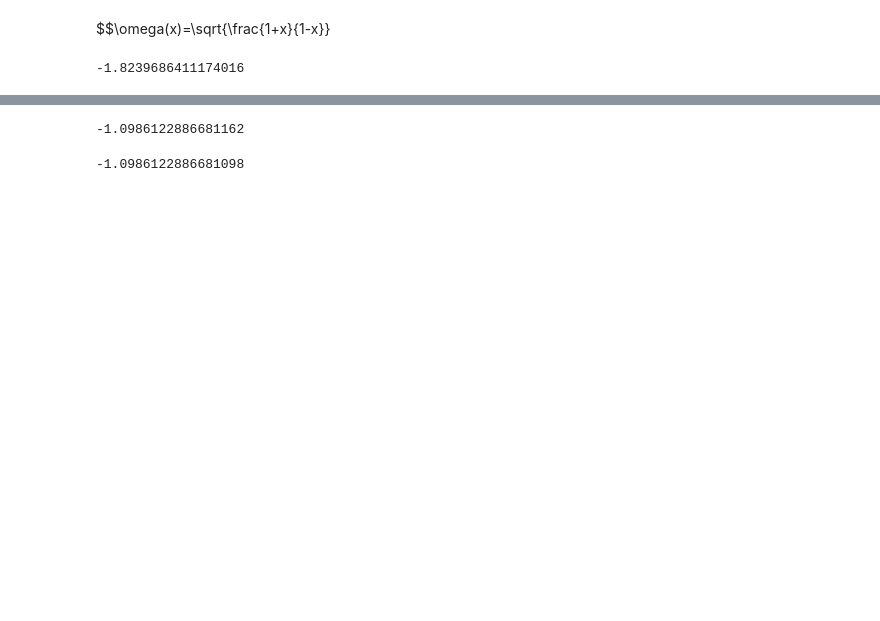
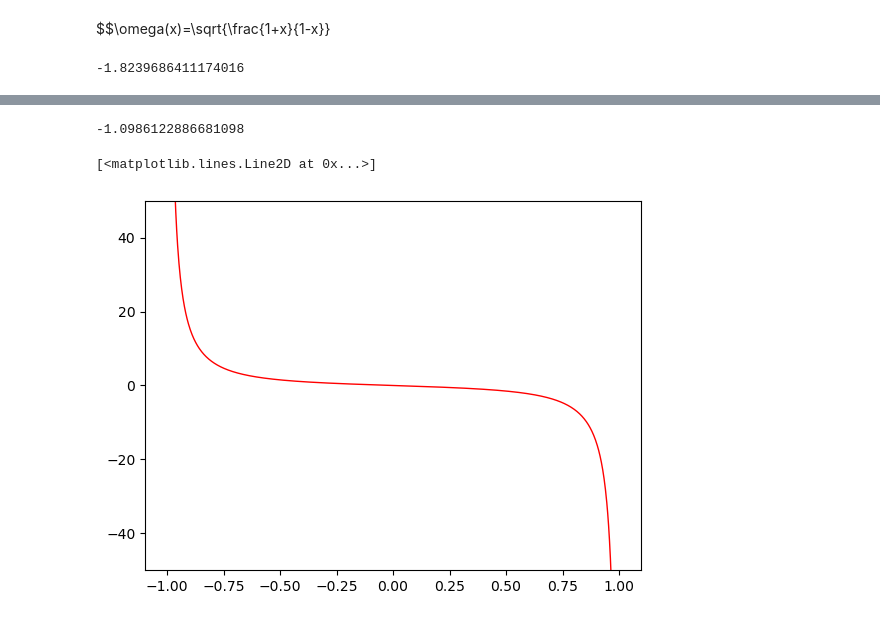
Before and after one commit to Platon19/test2, a Jupyter notebook: Gauss.ipynb, the cells around one changed output, grey strips where cells are left out. Saved outputs shown, nothing was run; the diff lists cells and outputs as text; code cells hidden in the pictures; blank space fills up the shorter version.

```diff
--- a/Gauss.ipynb
+++ b/Gauss.ipynb
@@ -292,10 +289,6 @@ def J(t,p,n):
               for i in range(n):
                     s=s-w[i]/(x[i]-t)**(p+1-j)
         return s
-# %%
-J(0.5,0, 50)
-# %% [output]
--1.0986122886681162
 # %%
 -np.log(3)
 # %% [output]
@@ -302,0 +298,21 @@ J(0.5,0, 50)
+# %%
+def I_trapezoid(a,b,h,t):
+    s=0
+    n=round((b-a)/h)
+    for i in range(n+1):
+        if i==0 or i==n:
+            s=s-((a+i*h)**2)/((a+i*h-t)*2)
+        else:
+            s=s-((a+i*h)**2)/(a+i*h-t)
+    return s*h
+# %%
+h=2/1000
+t=np.linspace(-1,1, 1000)
+y=I_trapezoid(-1,1,h,t)
+
+
+plt.ylim(-50,50)
+plt.plot(t,y,color='red',lw=1)
+# %% [output]
+[<matplotlib.lines.Line2D at 0x...>]
+[figure, added]
```
Also changed, not shown: parts of 8 cells of this notebook, 35 other files.
